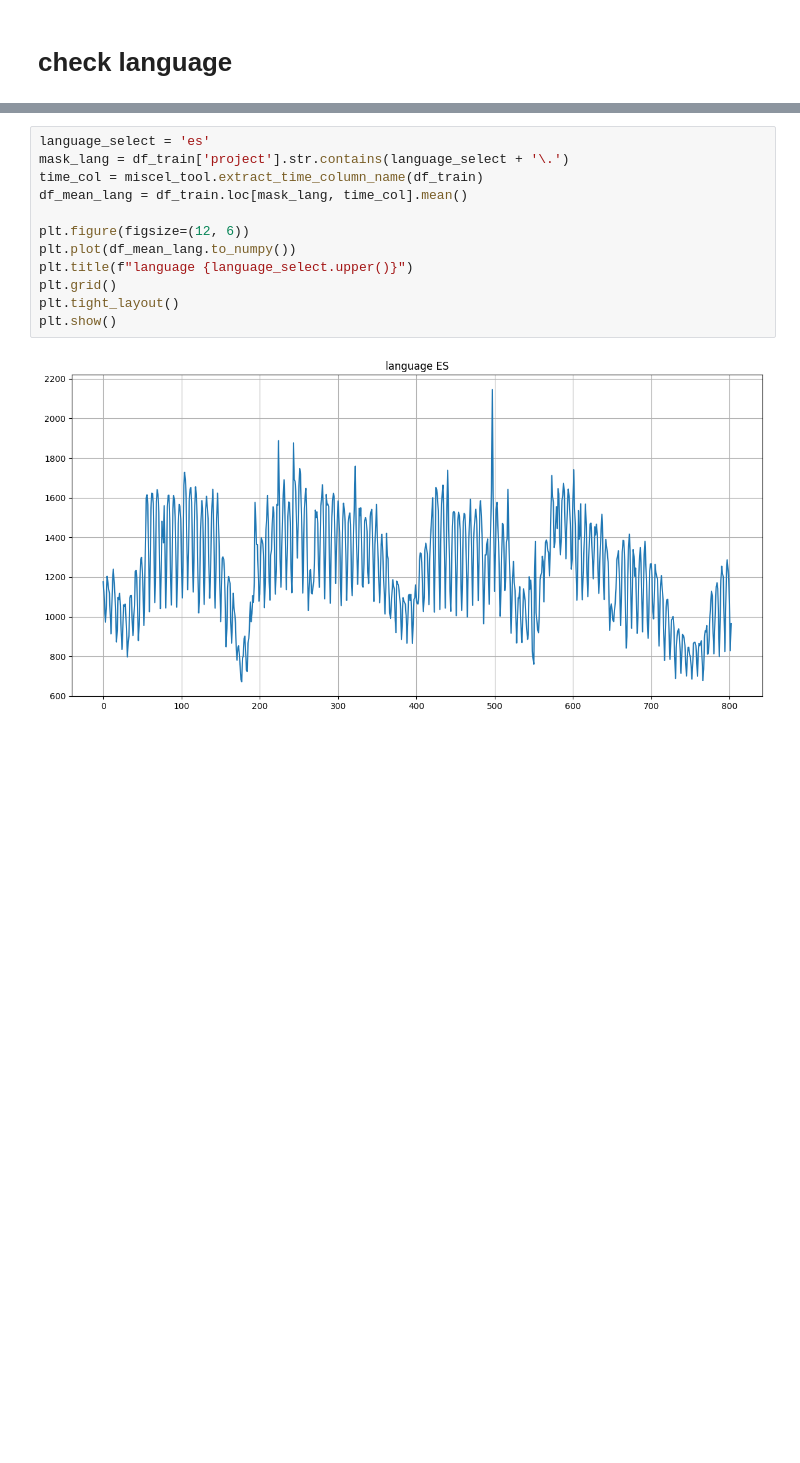
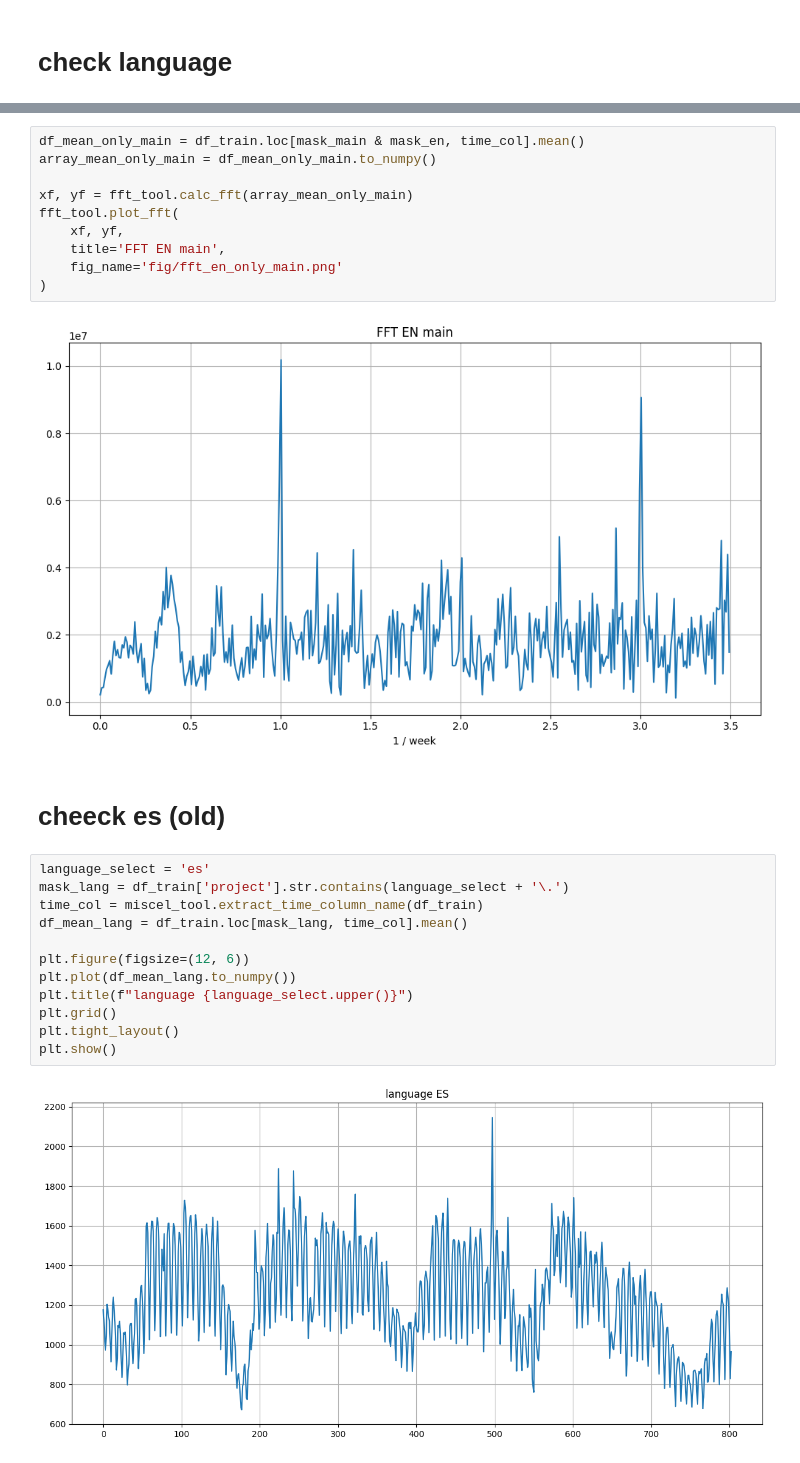
Before and after one commit to btbcy/ds_final, a Jupyter notebook: fft.ipynb, the cells around one changed output, grey strips where cells are left out. Drawn from its saved outputs; the diff is of its cells as text; blank space fills up the shorter version.

```diff
--- a/fft.ipynb
+++ b/fft.ipynb
@@ -98,3 +115,17 @@ plt.show()
+# %%
+df_mean_only_main = df_train.loc[mask_main & mask_en, time_col].mean()
+array_mean_only_main = df_mean_only_main.to_numpy()
+
+xf, yf = fft_tool.calc_fft(array_mean_only_main)
+fft_tool.plot_fft(
+    xf, yf,
+    title='FFT EN main',
+    fig_name='fig/fft_en_only_main.png'
+)
+# %% [output]
+[figure, added]
+# %% [markdown]
+# cheeck es (old)
 # %%
 language_select = 'es'
 mask_lang = df_train['project'].str.contains(language_select + '\.')
```
Also changed, not shown: parts of 15 cells of this notebook, 1 other file.
